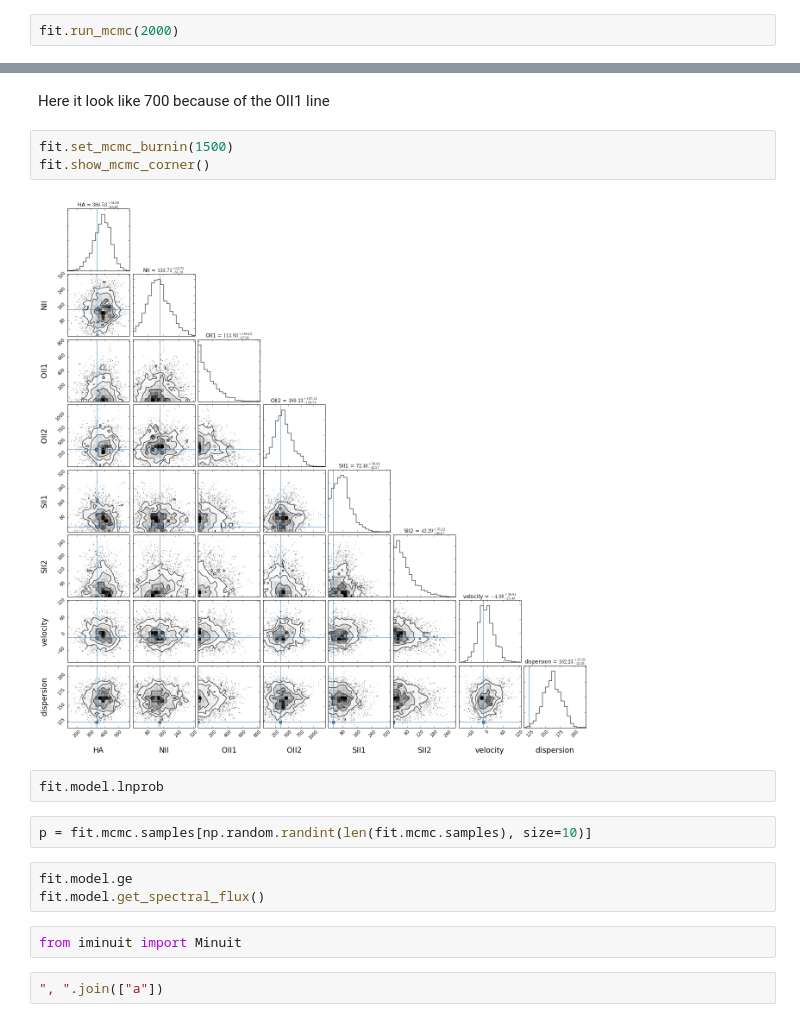
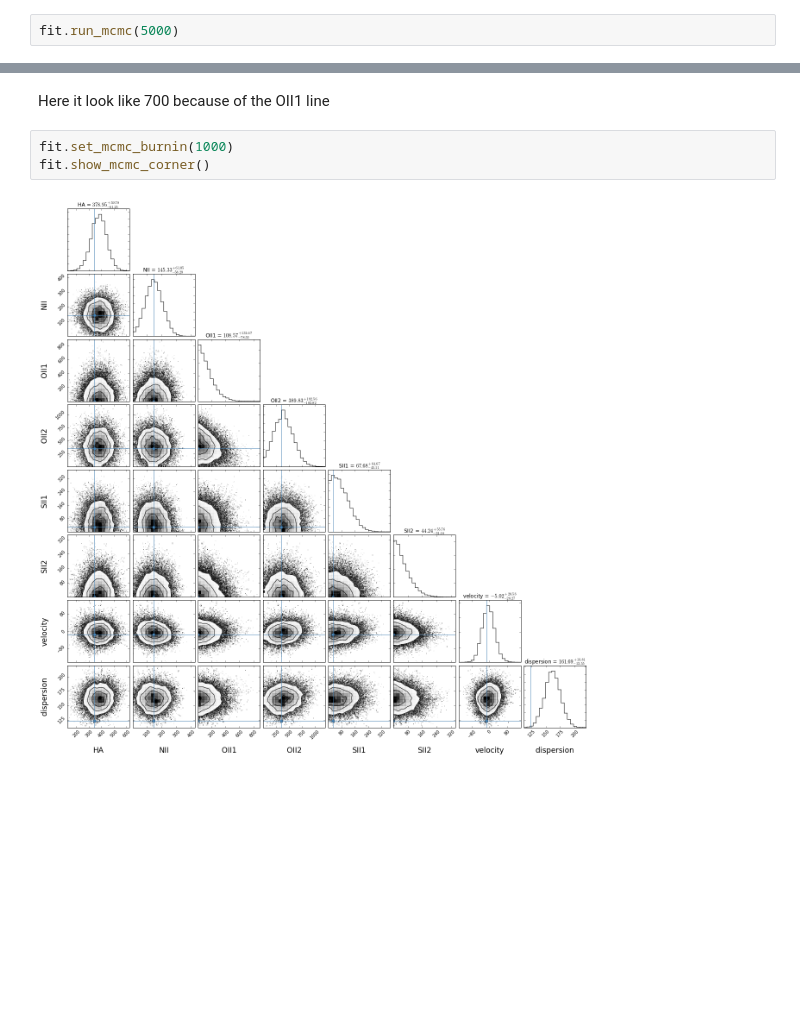
Before and after one commit to MickaelRigault/modefit, a Jupyter notebook: notebooks/MCMC_on_spectral_lines.ipynb, the cells around one changed output, grey strips where cells are left out. Saved outputs shown, nothing was run; the diff lists cells and outputs as text; blank space fills up the shorter version.

```diff
--- a/notebooks/MCMC_on_spectral_lines.ipynb
+++ b/notebooks/MCMC_on_spectral_lines.ipynb
@@ -61,7 +61,7 @@ Wall time: 1.51 s
 # %% [markdown]
 # MCMC
 # %%
-fit.run_mcmc(2000)
+fit.run_mcmc(5000)
 # %% [markdown]
 You need to visualize the walkers to identify the burn-in value
 # %%
@@ -71,18 +71,7 @@ fit.show_mcmcwalkers()
 # %% [markdown]
 Here it look like 700 because of the OII1 line
 # %%
-fit.set_mcmc_burnin(1500)
+fit.set_mcmc_burnin(1000)
 fit.show_mcmc_corner()
 # %% [output]
-[figure, old version]
+[figure, new version]
-# %%
-fit.model.lnprob
-# %%
-p = fit.mcmc.samples[np.random.randint(len(fit.mcmc.samples), size=10)]
-# %%
-fit.model.ge
-fit.model.get_spectral_flux()
-# %%
-from iminuit import Minuit
-# %%
-", ".join(["a"])
```
Also changed, not shown: parts of 1 cell of this notebook, 5 other files.
